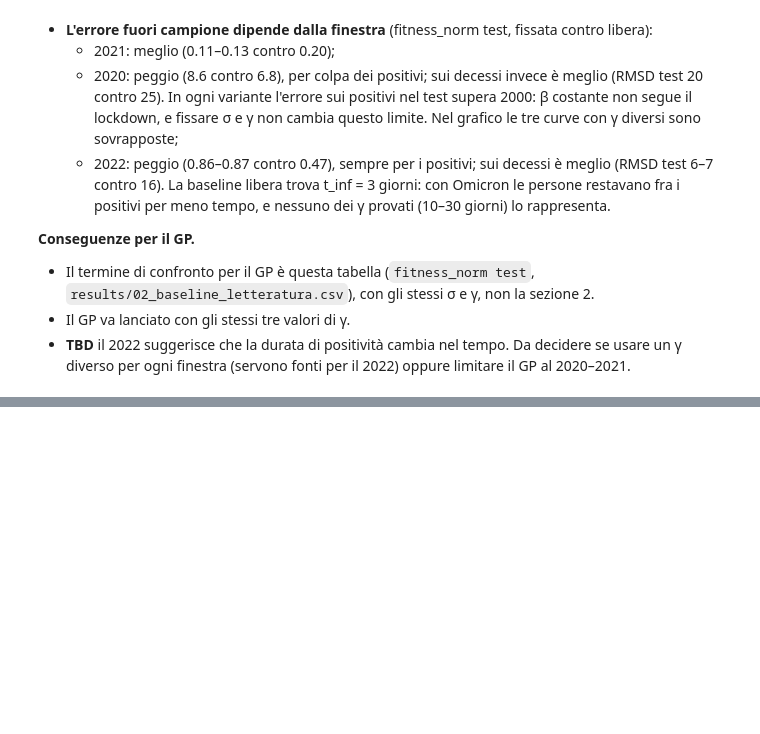
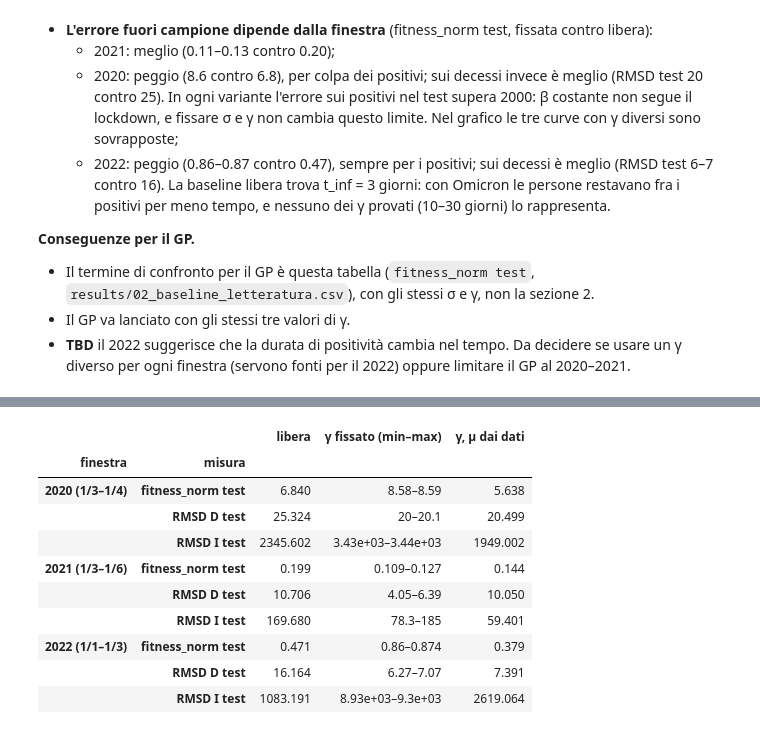
Before and after one commit to annaferrari02/seird-gp, a Jupyter notebook: notebooks/02_baseline.ipynb, the cells around one changed output, grey strips where cells are left out. Saved outputs shown, nothing was run; the diff lists cells and outputs as text; code cells hidden in the pictures; blank space fills up the shorter version.

```diff
--- a/notebooks/02_baseline.ipynb
+++ b/notebooks/02_baseline.ipynb
@@ -376,0 +426,24 @@ fig.tight_layout(); fig.savefig(RESULTS_DIR / "02_baseline_letteratura.png", dpi
+# %%
+# Confronto fuori campione: libera (sez. 2), γ fissato (sez. 5, intervallo sui tre γ), γ dai dati (sez. 6)
+cmp_rows = []
+for name in WINDOWS:
+    lit = baseline_lit.loc[name].drop("libera (sezione 2)")
+    free = baseline_lit.loc[(name, "libera (sezione 2)")]
+    data_r = baseline_rates.loc[(name, "γ, μ dai dati")]
+    for metric in ["fitness_norm test", "RMSD D test", "RMSD I test"]:
+        cmp_rows.append({"finestra": name, "misura": metric, "libera": free[metric],
+                         "γ fissato (min–max)": f"{lit[metric].min():.3g}–{lit[metric].max():.3g}",
+                         "γ, μ dai dati": data_r[metric]})
+pd.DataFrame(cmp_rows).set_index(["finestra", "misura"]).round(3)
+# %% [output]
+|  |  | libera | γ fissato (min–max) | γ, μ dai dati |
+| finestra | misura |  |  |  |
+| 2020 (1/3–1/4) | fitness_norm test | 6.840 | 8.58–8.59 | 5.638 |
+|  | RMSD D test | 25.324 | 20–20.1 | 20.499 |
+|  | RMSD I test | 2345.602 | 3.43e+03–3.44e+03 | 1949.002 |
+| 2021 (1/3–1/6) | fitness_norm test | 0.199 | 0.109–0.127 | 0.144 |
+|  | RMSD D test | 10.706 | 4.05–6.39 | 10.050 |
+|  | RMSD I test | 169.680 | 78.3–185 | 59.401 |
+| 2022 (1/1–1/3) | fitness_norm test | 0.471 | 0.86–0.874 | 0.379 |
+|  | RMSD D test | 16.164 | 6.27–7.07 | 7.391 |
+|  | RMSD I test | 1083.191 | 8.93e+03–9.3e+03 | 2619.064 |
```
Also changed, not shown: parts of 4 cells of this notebook, 7 other files.
